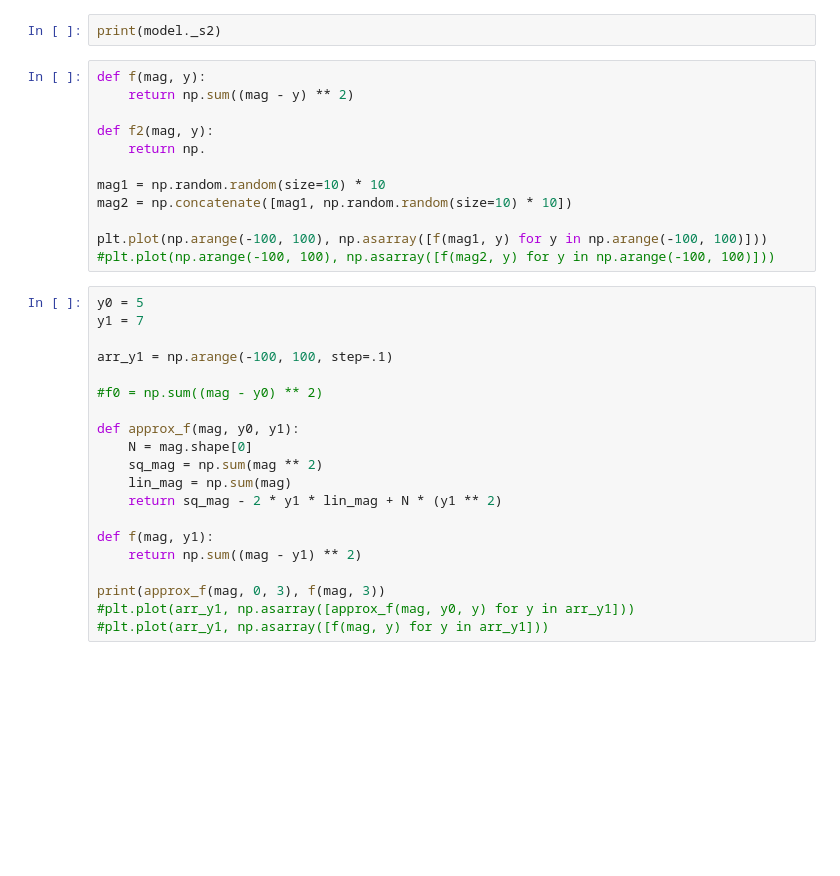
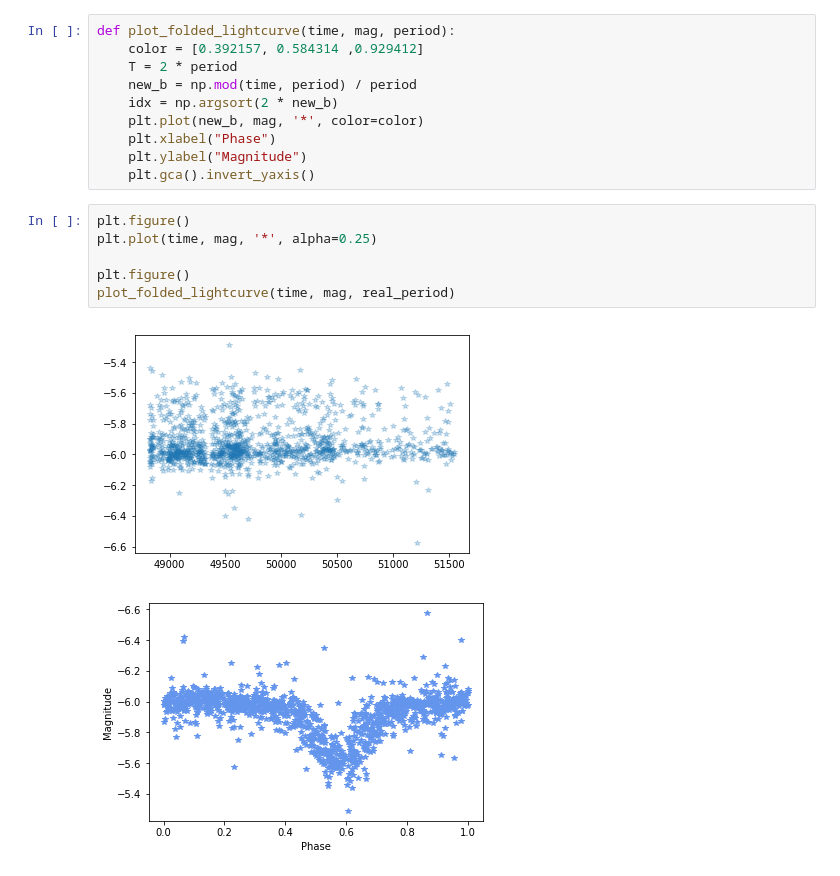
Before and after one commit to trannguyenle95/variational-gmm, a Jupyter notebook: streaming-aov-periodogram.ipynb, the cells around one changed output. Saved outputs shown, nothing was run; the diff lists cells and outputs as text; blank space fills up the shorter version.

```diff
--- a/streaming-aov-periodogram.ipynb
+++ b/streaming-aov-periodogram.ipynb
@@ -136,34 +106,19 @@ normal yavg  -5.94212869428
-# %%
-print(model._s2)
-# %%
-def f(mag, y):
-    return np.sum((mag - y) ** 2)
-
-def f2(mag, y):
-    return np.
-
-mag1 = np.random.random(size=10) * 10
-mag2 = np.concatenate([mag1, np.random.random(size=10) * 10])
-
-plt.plot(np.arange(-100, 100), np.asarray([f(mag1, y) for y in np.arange(-100, 100)]))
-#plt.plot(np.arange(-100, 100), np.asarray([f(mag2, y) for y in np.arange(-100, 100)]))
-# %%
-y0 = 5
-y1 = 7
-
-arr_y1 = np.arange(-100, 100, step=.1)
-
-#f0 = np.sum((mag - y0) ** 2)
-
-def approx_f(mag, y0, y1):
-    N = mag.shape[0]
-    sq_mag = np.sum(mag ** 2)
-    lin_mag = np.sum(mag)
-    return sq_mag - 2 * y1 * lin_mag + N * (y1 ** 2)
-
-def f(mag, y1):
-    return np.sum((mag - y1) ** 2)
-
-print(approx_f(mag, 0, 3), f(mag, 3))
-#plt.plot(arr_y1, np.asarray([approx_f(mag, y0, y) for y in arr_y1]))
-#plt.plot(arr_y1, np.asarray([f(mag, y) for y in arr_y1]))
+# %%
+def plot_folded_lightcurve(time, mag, period):
+    color = [0.392157, 0.584314 ,0.929412]
+    T = 2 * period
+    new_b = np.mod(time, period) / period
+    idx = np.argsort(2 * new_b)
+    plt.plot(new_b, mag, '*', color=color)
+    plt.xlabel("Phase")
+    plt.ylabel("Magnitude")
+    plt.gca().invert_yaxis()
+# %%
+plt.figure()
+plt.plot(time, mag, '*', alpha=0.25)
+
+plt.figure()
+plot_folded_lightcurve(time, mag, real_period)
+# %% [output]
+[figure, added]
+[figure, added]
```
Also changed, not shown: parts of 23 cells of this notebook, 5 other files.
